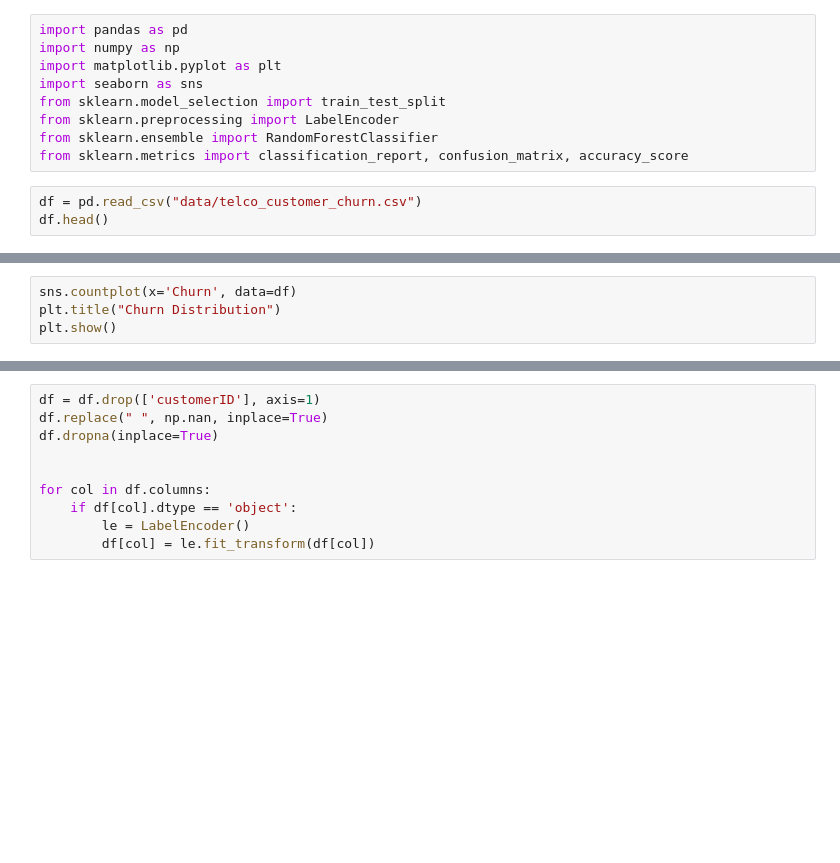
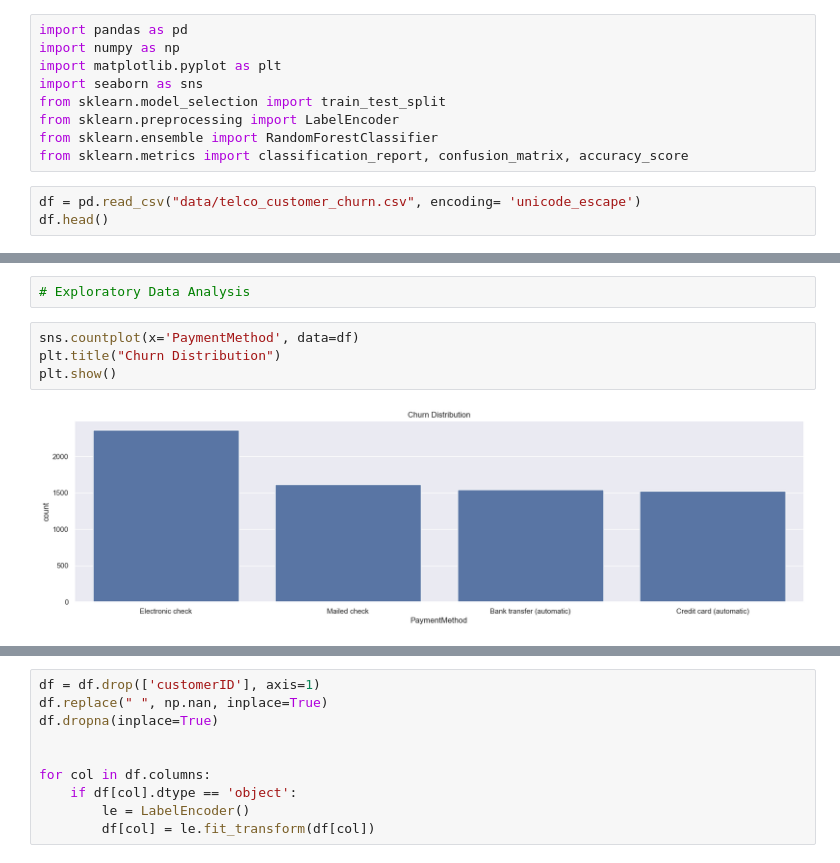
Before and after one commit to manan36chauhan/data_science_project, a Jupyter notebook: customer_churn_analysis.ipynb, the cells around one changed output, grey strips where cells are left out. Drawn from its saved outputs; the diff is of its cells as text; blank space fills up the shorter version.

```diff
--- a/customer_churn_analysis.ipynb
+++ b/customer_churn_analysis.ipynb
@@ -8,5 +8,5 @@ from sklearn.preprocessing import LabelEncoder
 from sklearn.ensemble import RandomForestClassifier
 from sklearn.metrics import classification_report, confusion_matrix, accuracy_score
 # %%
-df = pd.read_csv("data/telco_customer_churn.csv")
+df = pd.read_csv("data/telco_customer_churn.csv", encoding= 'unicode_escape')
 df.head()
@@ -17,4 +84,8 @@ df['Churn'].value_counts()
+# %%
+# Exploratory Data Analysis
 # %%
-sns.countplot(x='Churn', data=df)
+sns.countplot(x='PaymentMethod', data=df)
 plt.title("Churn Distribution")
 plt.show()
+# %% [output]
+[figure, added]
```
Also changed, not shown: parts of 8 cells of this notebook.
